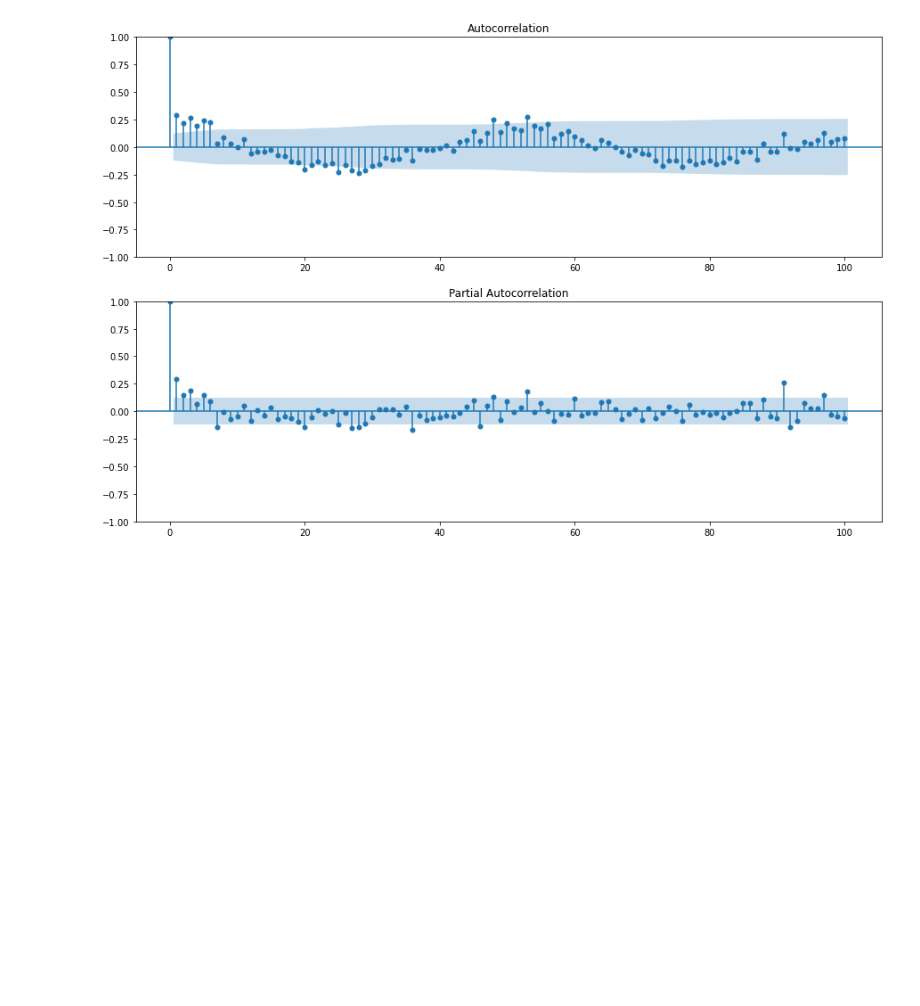
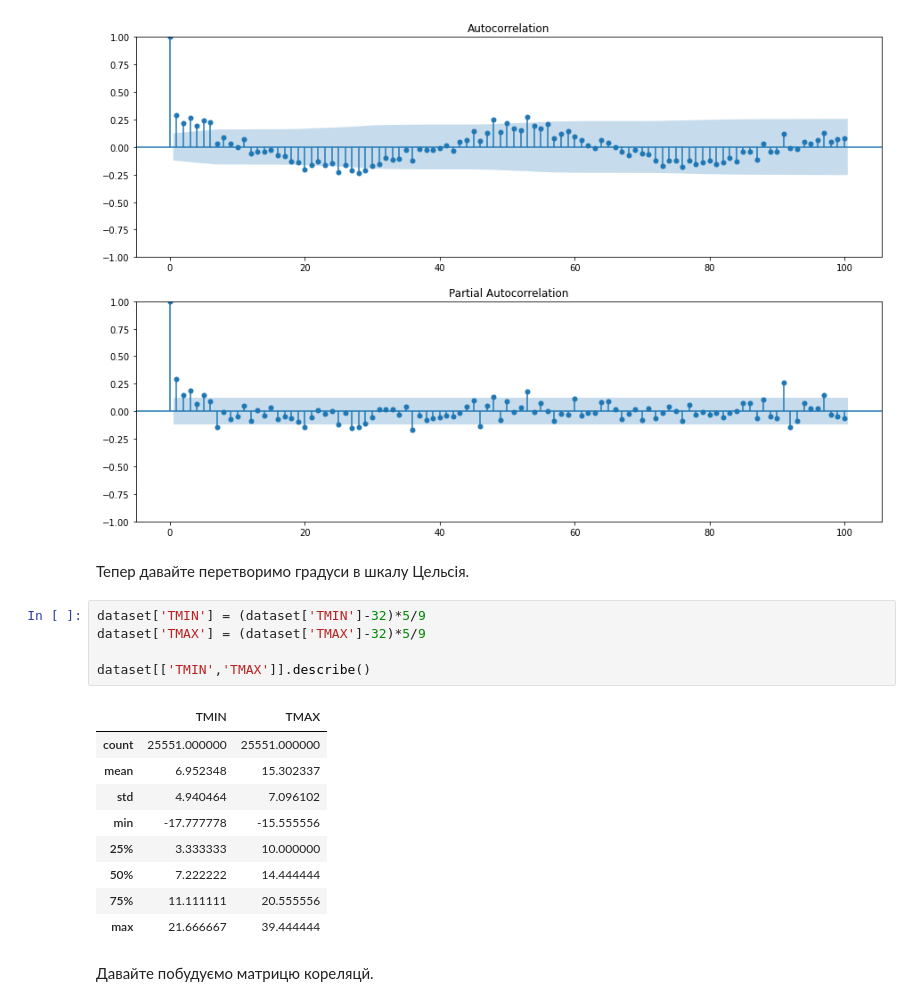
Before and after one commit to ErnestoFolting/dataAnalysisLab7, a Jupyter notebook: dataAnalysisLab7.ipynb, the cells around one changed output. Saved outputs shown, nothing was run; the diff lists cells and outputs as text; blank space fills up the shorter version.

```diff
--- a/main.ipynb
+++ b/dataAnalysisLab7.ipynb
@@ -566,3 +566,22 @@ ax[1] = plot_pacf(byWeeks['PRCP'],ax=ax[1],lags = 100)
 plt.show()
 # %% [output]
 [figure]
+# %% [markdown]
+Тепер давайте перетворимо градуси в шкалу Цельсія.
+# %%
+dataset['TMIN'] = (dataset['TMIN']-32)*5/9
+dataset['TMAX'] = (dataset['TMAX']-32)*5/9
+
+dataset[['TMIN','TMAX']].describe()
+# %% [output]
+|  | TMIN | TMAX |
+| count | 25551.000000 | 25551.000000 |
+| mean | 6.952348 | 15.302337 |
+| std | 4.940464 | 7.096102 |
+| min | -17.777778 | -15.555556 |
+| 25% | 3.333333 | 10.000000 |
+| 50% | 7.222222 | 14.444444 |
+| 75% | 11.111111 | 20.555556 |
+| max | 21.666667 | 39.444444 |
+# %% [markdown]
+Давайте побудуємо матрицю кореляцй.
```
Also changed, not shown: parts of 12 cells of this notebook.
